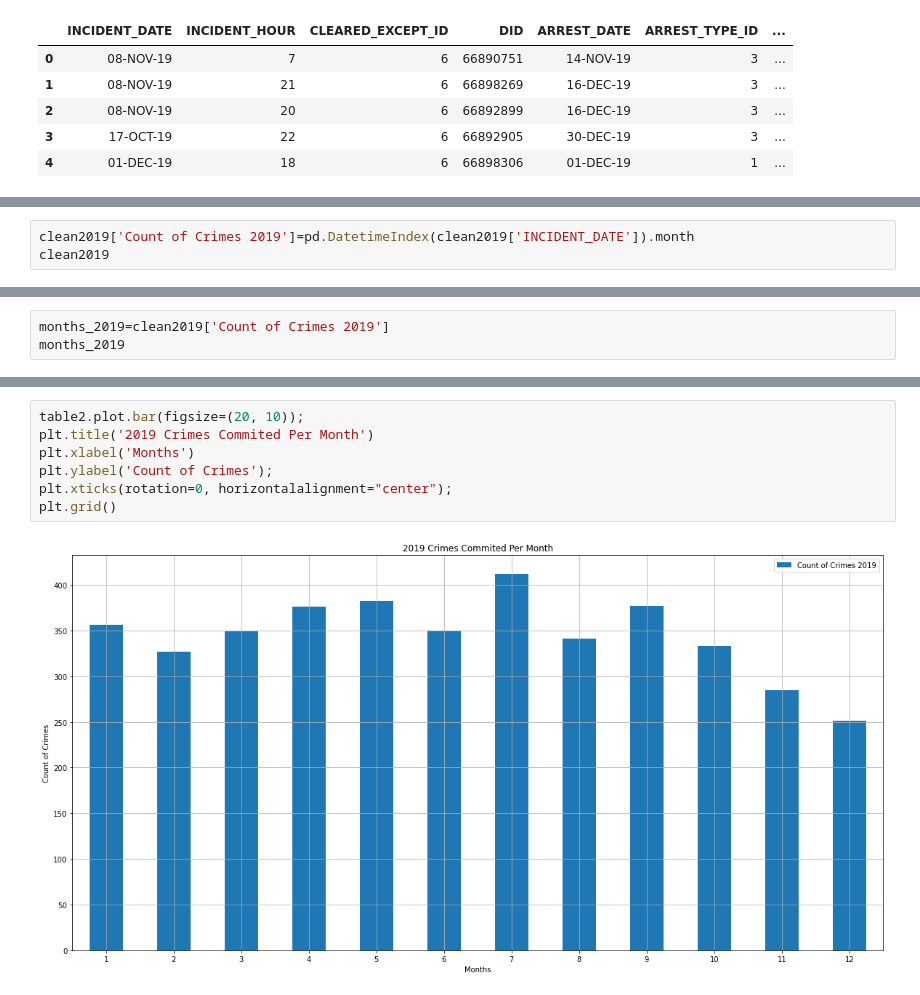
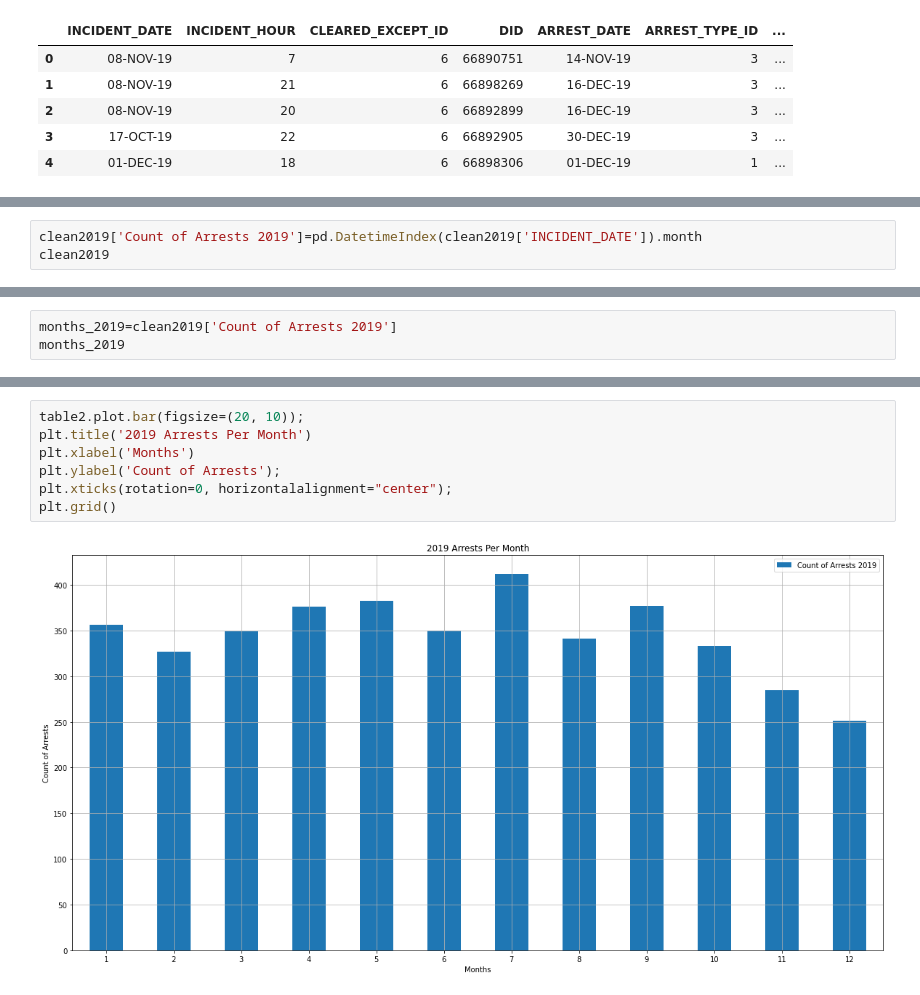
Before and after one commit to Jorgehdzdata/Project1_group3, a Jupyter notebook: Nicole1.ipynb, the cells around one changed output, grey strips where cells are left out. Drawn from its saved outputs; the diff is of its cells as text.

```diff
--- a/Nicole1.ipynb
+++ b/Nicole1.ipynb
@@ -179,5 +179,5 @@ plt.grid()
 # %%
-clean2019['Count of Crimes 2019']=pd.DatetimeIndex(clean2019['INCIDENT_DATE']).month
+clean2019['Count of Arrests 2019']=pd.DatetimeIndex(clean2019['INCIDENT_DATE']).month
 clean2019
 # %% [output]
 |  | INCIDENT_DATE | INCIDENT_HOUR | CLEARED_EXCEPT_ID | DID | ARREST_DATE | ARREST_TYPE_ID | ... |
@@ -196,5 +196,5 @@ clean2019
 # %%
-months_2019=clean2019['Count of Crimes 2019']
+months_2019=clean2019['Count of Arrests 2019']
 months_2019
 # %% [output]
 0       11
@@ -247,13 +247,13 @@ table2
 | 12 | 251 |
 # %%
 table2.plot.bar(figsize=(20, 10));
-plt.title('2019 Crimes Commited Per Month')
+plt.title('2019 Arrests Per Month')
 plt.xlabel('Months')
-plt.ylabel('Count of Crimes');
+plt.ylabel('Count of Arrests');
 plt.xticks(rotation=0, horizontalalignment="center");
 plt.grid()
 # %% [output]
-[figure, old version]
+[figure, new version]
 # %%
 combined=pd.merge(table1, table2, left_index=True, right_index=True)
 combined
```
Also changed, not shown: parts of 11 cells of this notebook, 1 other file.
